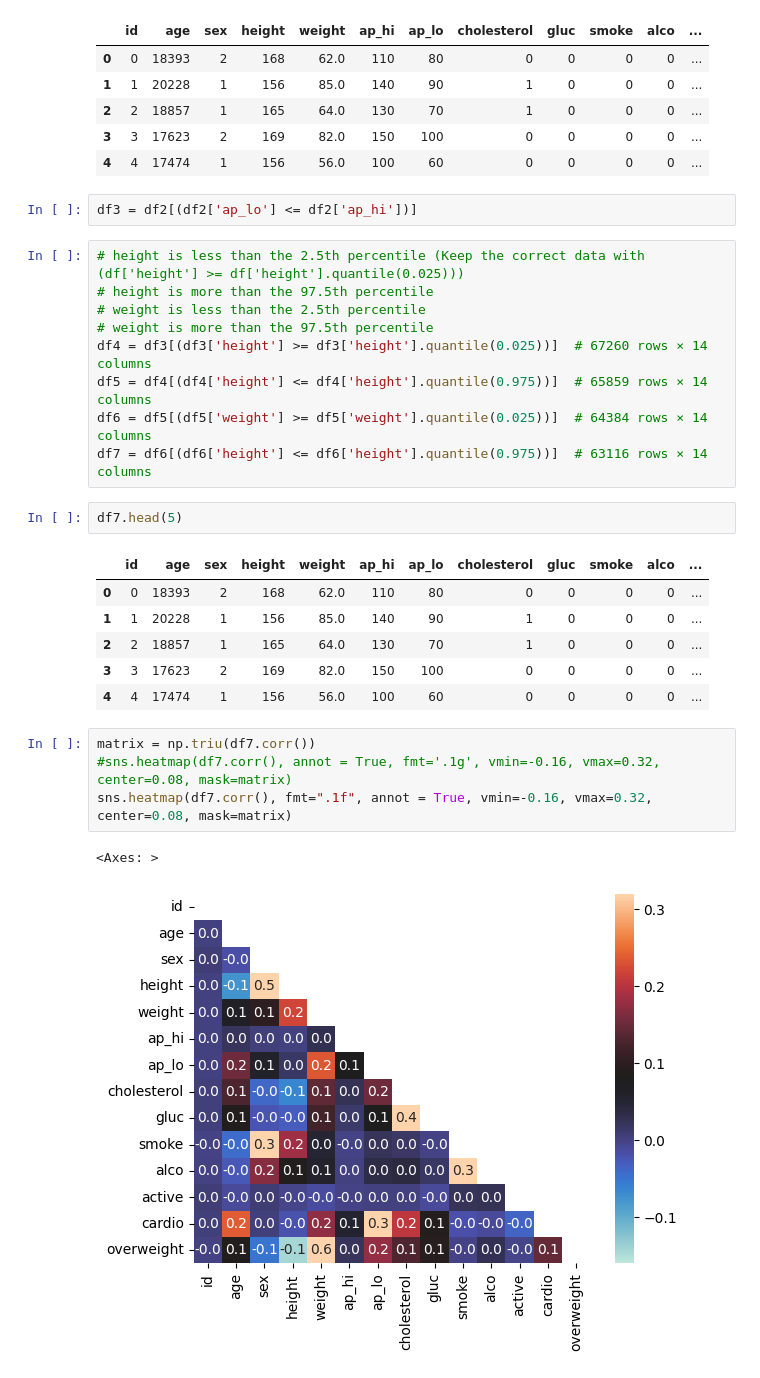
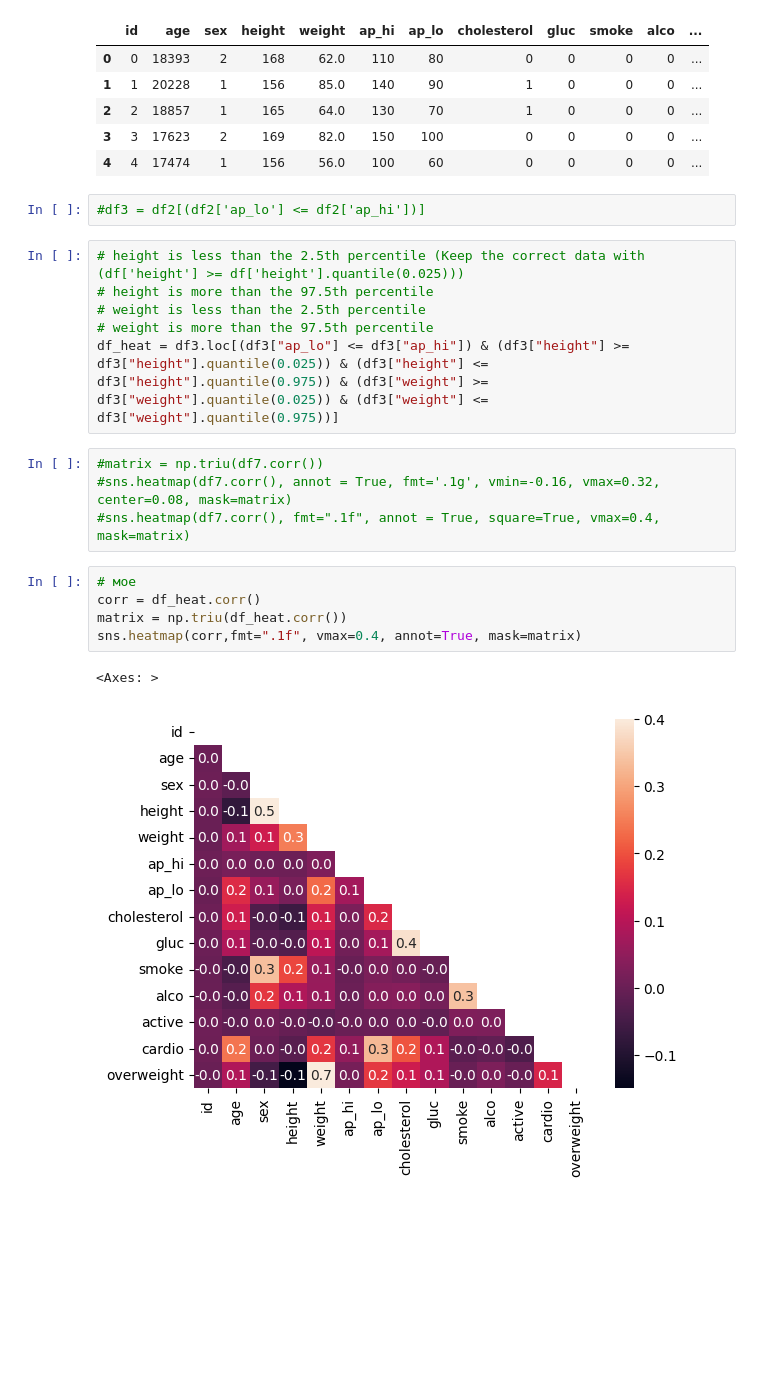
Before and after one commit to ForwardingAgent/Data_Analysis, a Jupyter notebook: 3.Medical Data Visualizer.ipynb, the cells around one changed output. Saved outputs shown, nothing was run; the diff lists cells and outputs as text; blank space fills up the shorter version.

Commit message:
add heat_map

```diff
--- a/3.Medical Data Visualizer.ipynb
+++ b/3.Medical Data Visualizer.ipynb
@@ -109,29 +80,22 @@ df2.head(5)
 | 3 | 3 | 17623 | 2 | 169 | 82.0 | 150 | 100 | 0 | 0 | 0 | 0 | ... |
 | 4 | 4 | 17474 | 1 | 156 | 56.0 | 100 | 60 | 0 | 0 | 0 | 0 | ... |
 # %%
-df3 = df2[(df2['ap_lo'] <= df2['ap_hi'])]
+#df3 = df2[(df2['ap_lo'] <= df2['ap_hi'])]
-# %%
-# height is less than the 2.5th percentile (Keep the correct data with (df['height'] >= df['height'].quantile(0.025)))
-# height is more than the 97.5th percentile
-# weight is less than the 2.5th percentile
-# weight is more than the 97.5th percentile
-df4 = df3[(df3['height'] >= df3['height'].quantile(0.025))]  # 67260 rows × 14 columns
-df5 = df4[(df4['height'] <= df4['height'].quantile(0.975))]  # 65859 rows × 14 columns
-df6 = df5[(df5['weight'] >= df5['weight'].quantile(0.025))]  # 64384 rows × 14 columns
-df7 = df6[(df6['height'] <= df6['height'].quantile(0.975))]  # 63116 rows × 14 columns
-# %%
-df7.head(5)
-# %% [output]
-|  | id | age | sex | height | weight | ap_hi | ap_lo | cholesterol | gluc | smoke | alco | ... |
-| 0 | 0 | 18393 | 2 | 168 | 62.0 | 110 | 80 | 0 | 0 | 0 | 0 | ... |
-| 1 | 1 | 20228 | 1 | 156 | 85.0 | 140 | 90 | 1 | 0 | 0 | 0 | ... |
-| 2 | 2 | 18857 | 1 | 165 | 64.0 | 130 | 70 | 1 | 0 | 0 | 0 | ... |
-| 3 | 3 | 17623 | 2 | 169 | 82.0 | 150 | 100 | 0 | 0 | 0 | 0 | ... |
-| 4 | 4 | 17474 | 1 | 156 | 56.0 | 100 | 60 | 0 | 0 | 0 | 0 | ... |
+# %%
+# height is less than the 2.5th percentile (Keep the correct data with (df['height'] >= df['height'].quantile(0.025)))
+# height is more than the 97.5th percentile
+# weight is less than the 2.5th percentile
+# weight is more than the 97.5th percentile
+df_heat = df3.loc[(df3["ap_lo"] <= df3["ap_hi"]) & (df3["height"] >= df3["height"].quantile(0.025)) & (df3["height"] <= df3["height"].quantile(0.975)) & (df3["weight"] >= df3["weight"].quantile(0.025)) & (df3["weight"] <= df3["weight"].quantile(0.975))]
 # %%
-matrix = np.triu(df7.corr())
+#matrix = np.triu(df7.corr())
 #sns.heatmap(df7.corr(), annot = True, fmt='.1g', vmin=-0.16, vmax=0.32, center=0.08, mask=matrix)
-sns.heatmap(df7.corr(), fmt=".1f", annot = True, vmin=-0.16, vmax=0.32, center=0.08, mask=matrix)
+#sns.heatmap(df7.corr(), fmt=".1f", annot = True, square=True, vmax=0.4, mask=matrix)
-# %% [output]
-<Axes: >
-[figure, removed]
+# %%
+# мое
+corr = df_heat.corr()
+matrix = np.triu(df_heat.corr())
+sns.heatmap(corr,fmt=".1f", vmax=0.4, annot=True, mask=matrix)
+# %% [output]
+<Axes: >
+[figure, added]
```
Also changed, not shown: parts of 6 cells of this notebook, 1 other file.
